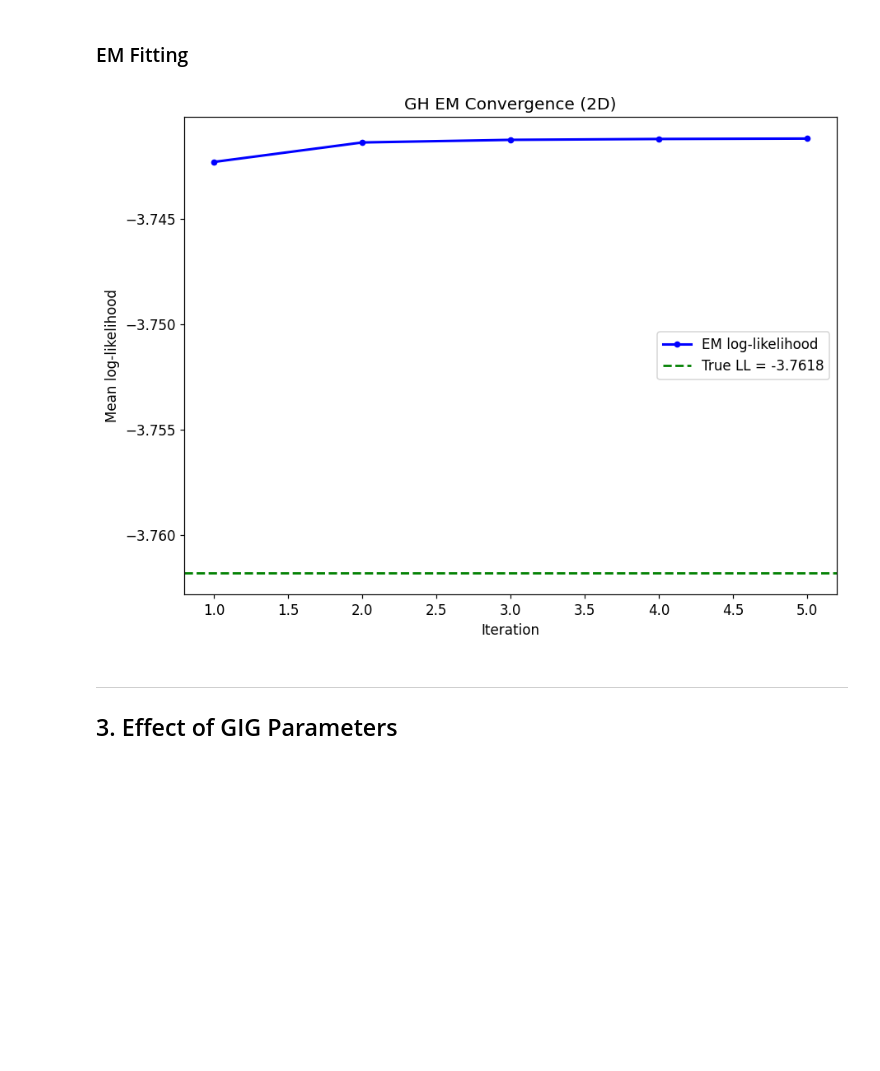
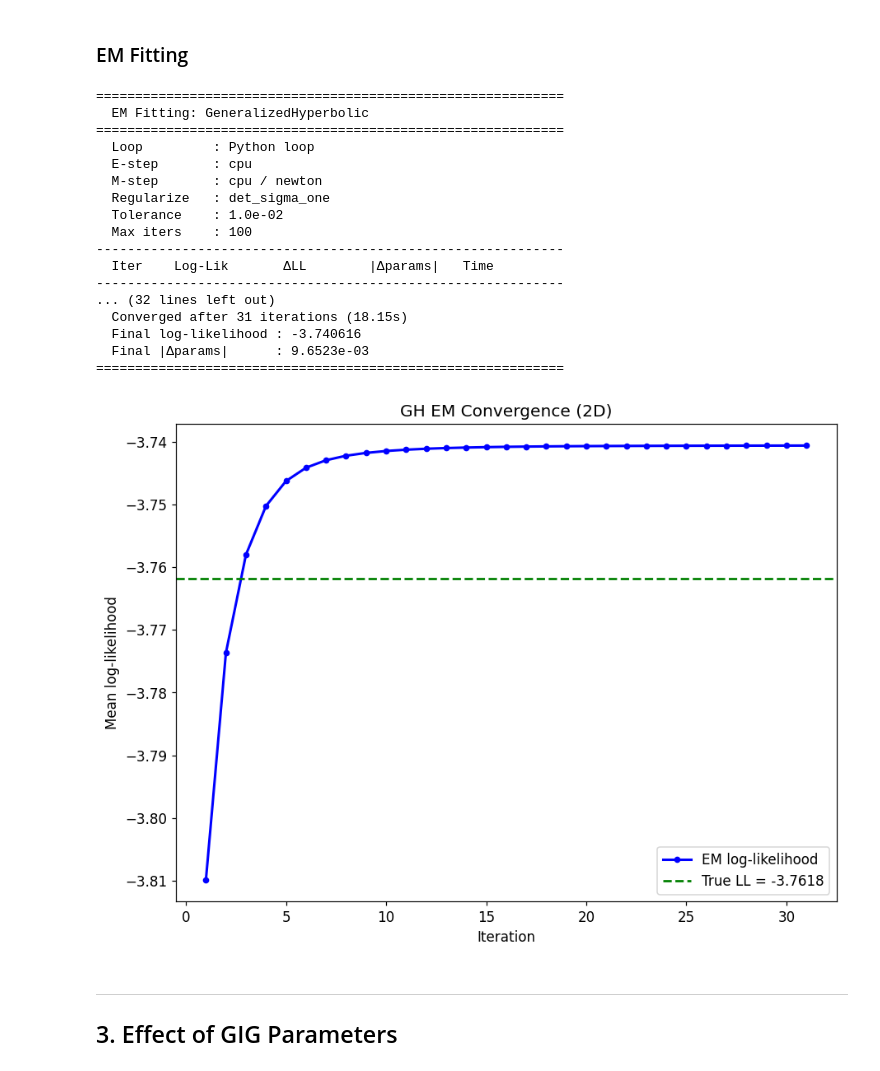
Before and after one commit to xshi19/normix, a Jupyter notebook: notebooks/generalized_hyperbolic_distribution.ipynb, the cells around one changed output. Cells and saved outputs as stored; diff of their text form; code cells hidden in the pictures; blank space fills up the shorter version.

```diff
--- a/notebooks/generalized_hyperbolic_distribution.ipynb
+++ b/notebooks/generalized_hyperbolic_distribution.ipynb
@@ -90,14 +79,31 @@ plt.show()
 # %%
 X_data = gh_2d.rvs(200, seed=42)
 true_ll = float(np.mean(np.asarray(jax.vmap(gh_2d.log_prob)(jnp.asarray(X_data)))))
 
 init_gh = GeneralizedHyperbolic.default_init(X_data)
-result = init_gh.fit(X_data, verbose=2, max_iter=5)
+result = init_gh.fit(X_data, verbose=2, max_iter=100, tol=1e-2)
 
 fig = plot_em_convergence(result.log_likelihoods, title="GH EM Convergence (2D)", true_ll=true_ll)
 plt.show()
 # %% [output]
+============================================================
+  EM Fitting: GeneralizedHyperbolic
+============================================================
+  Loop         : Python loop
+  E-step       : cpu
+  M-step       : cpu / newton
+  Regularize   : det_sigma_one
+  Tolerance    : 1.0e-02
+  Max iters    : 100
+------------------------------------------------------------
+  Iter    Log-Lik       ΔLL        |Δparams|   Time
+------------------------------------------------------------
+... (32 lines left out)
+  Converged after 31 iterations (18.15s)
+  Final log-likelihood : -3.740616
+  Final |Δparams|      : 9.6523e-03
+============================================================
-[figure, old version]
+[figure, new version]
 # %% [markdown]
 ---
 ## 3. Effect of GIG Parameters
```
Also changed, not shown: parts of 1 cell of this notebook, 1 other file.
